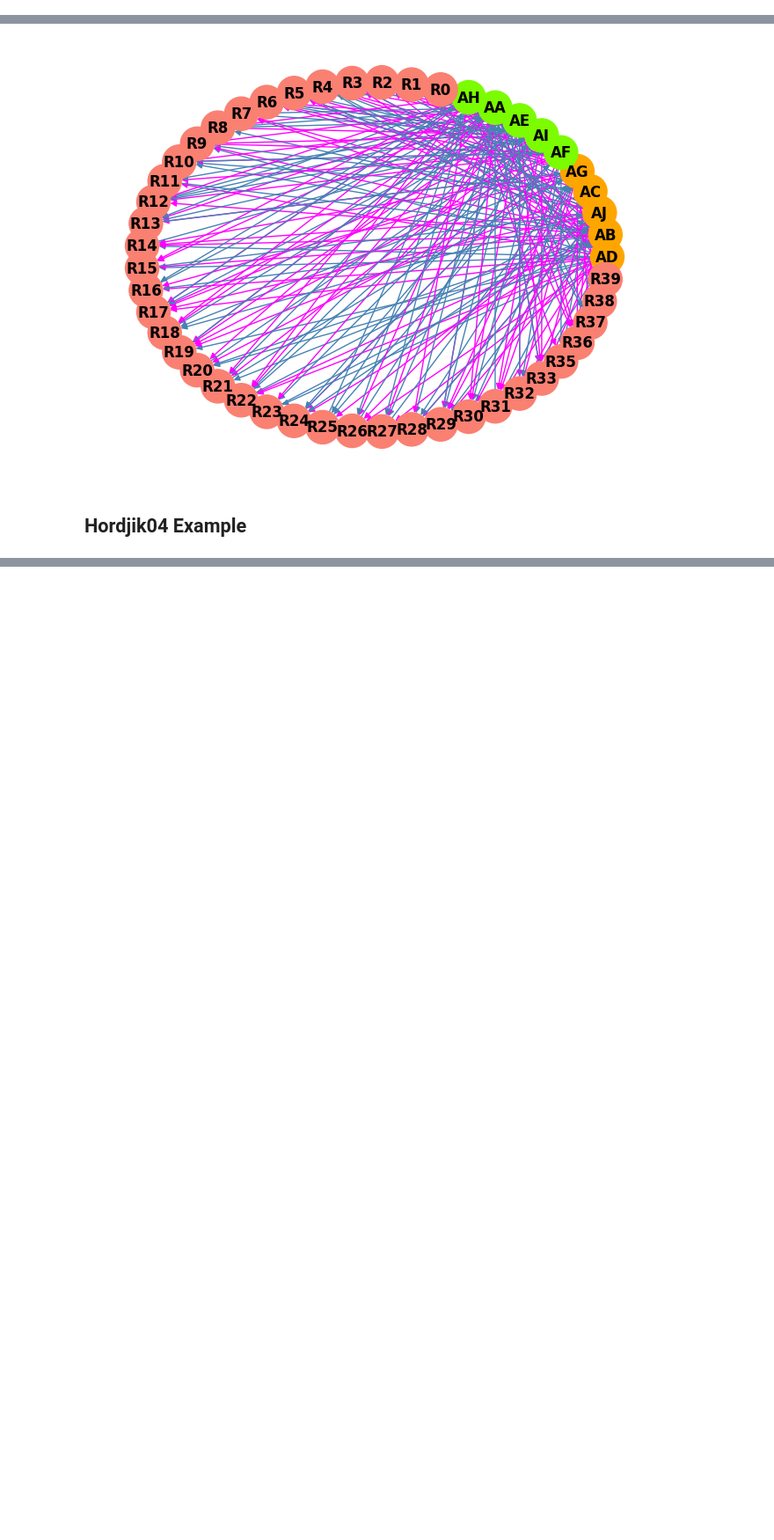
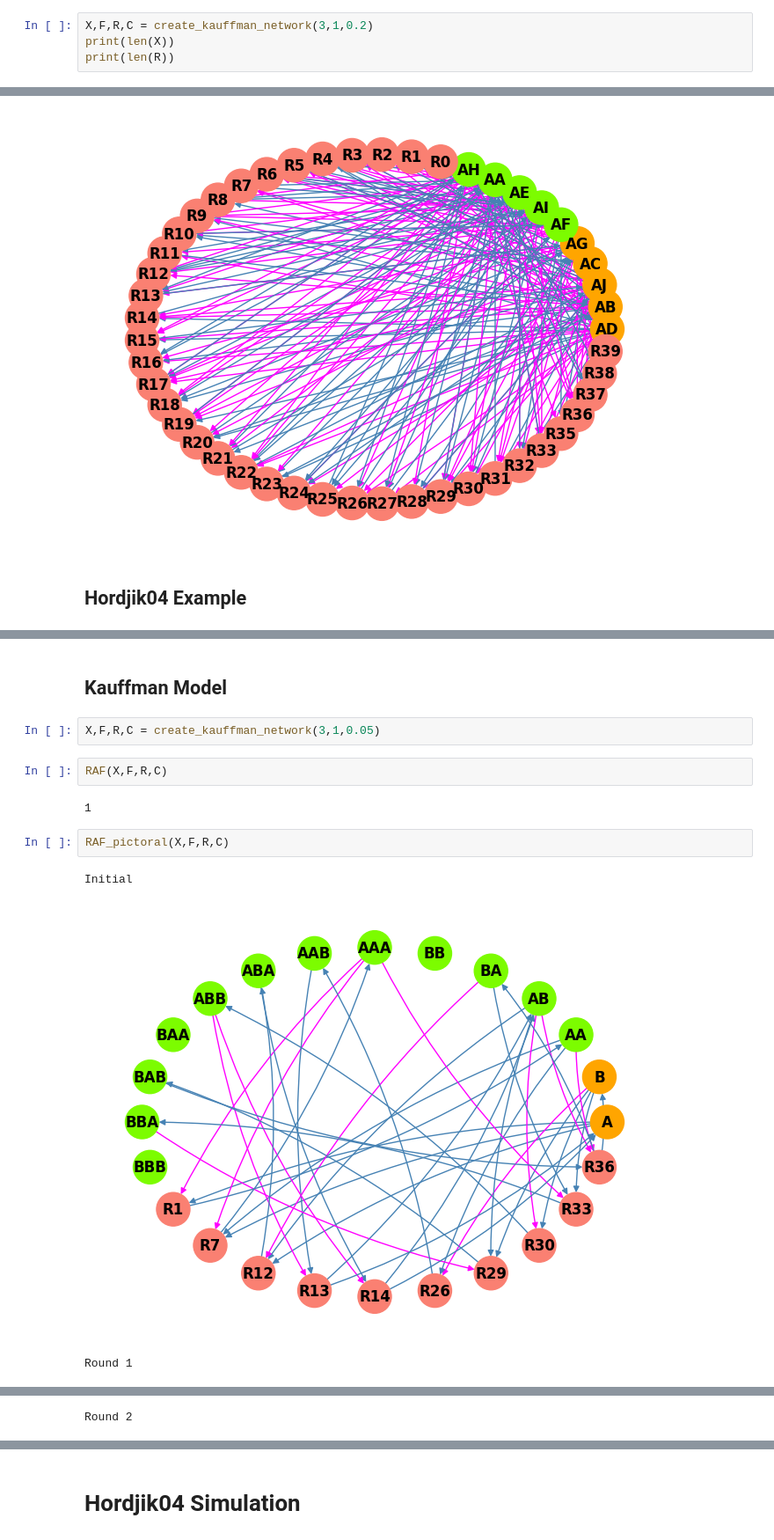
Before and after one commit to VJ-Varanasi/Autocatalytic-Reaction-Networks, a Jupyter notebook: hordjik04.ipynb, the cells around one changed output, grey strips where cells are left out. Shown at 88% size. Saved outputs shown, nothing was run; the diff lists cells and outputs as text; blank space fills up the shorter version.

```diff
--- a/hordjik04.ipynb
+++ b/hordjik04.ipynb
@@ -178,2 +180,6 @@ def graph (X, F, R, C):
 
     plt.show()
+# %%
+X,F,R,C = create_kauffman_network(3,1,0.2)
+print(len(X))
+print(len(R))
@@ -413,0 +420,14 @@ Output
+# %% [markdown]
+## Kauffman Model
+# %%
+X,F,R,C = create_kauffman_network(3,1,0.05)
+# %%
+RAF(X,F,R,C)
+# %% [output]
+1
+# %%
+RAF_pictoral(X,F,R,C)
+# %% [output]
+Initial
+[figure, added]
+Round 1
@@ -413,0 +435 @@ Output
+Round 2
@@ -413,0 +437,2 @@ Output
+# %% [markdown]
+# Hordjik04 Simulation
```
Also changed, not shown: parts of 32 cells of this notebook.
